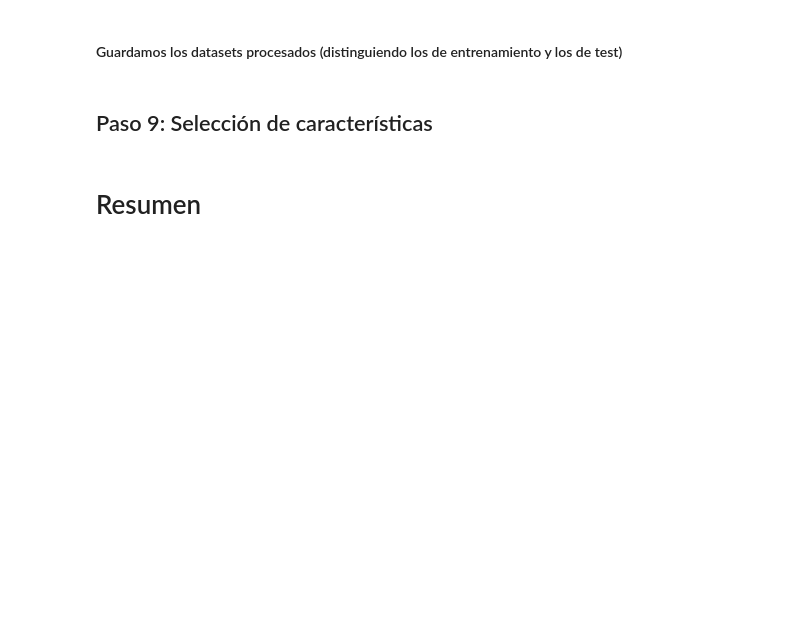
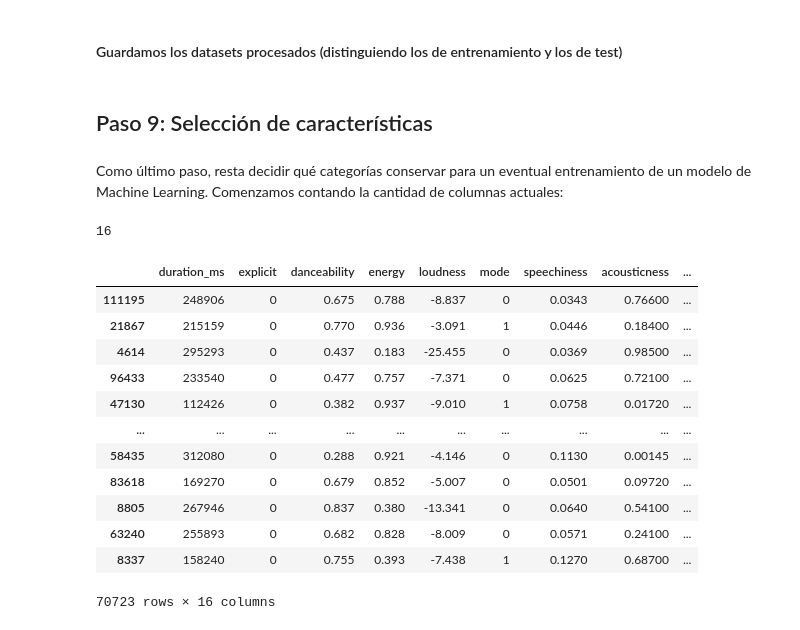
Before and after one commit to ArthurMartinezUcu/Ucu_diploma_python, a Jupyter notebook: notebooks/notebook.ipynb, the cells around one changed output. Drawn from its saved outputs; the diff is of its cells as text; code cells hidden in the pictures; blank space fills up the shorter version.

```diff
--- a/notebooks/notebook.ipynb
+++ b/notebooks/notebook.ipynb
@@ -750,5 +760,25 @@ y_train.to_csv("../data/processed/spotify_y_train.csv", index=False)
 y_test.to_csv("../data/processed/spotify_y_test.csv", index=False)
 # %% [markdown]
 ## Paso 9: Selección de características
-# %% [markdown]
-# Resumen
+# %% [markdown]
+Como último paso, resta decidir qué categorías conservar para un eventual entrenamiento de un modelo de Machine Learning. Comenzamos contando la cantidad de columnas actuales:
+# %%
+X_train.shape[1]
+# %% [output]
+16
+# %%
+X_train
+# %% [output]
+|  | duration_ms | explicit | danceability | energy | loudness | mode | speechiness | acousticness | ... |
+| 111195 | 248906 | 0 | 0.675 | 0.788 | -8.837 | 0 | 0.0343 | 0.76600 | ... |
+| 21867 | 215159 | 0 | 0.770 | 0.936 | -3.091 | 1 | 0.0446 | 0.18400 | ... |
+| 4614 | 295293 | 0 | 0.437 | 0.183 | -25.455 | 0 | 0.0369 | 0.98500 | ... |
+| 96433 | 233540 | 0 | 0.477 | 0.757 | -7.371 | 0 | 0.0625 | 0.72100 | ... |
+| 47130 | 112426 | 0 | 0.382 | 0.937 | -9.010 | 1 | 0.0758 | 0.01720 | ... |
+| ... | ... | ... | ... | ... | ... | ... | ... | ... | ... |
+| 58435 | 312080 | 0 | 0.288 | 0.921 | -4.146 | 0 | 0.1130 | 0.00145 | ... |
+| 83618 | 169270 | 0 | 0.679 | 0.852 | -5.007 | 0 | 0.0501 | 0.09720 | ... |
+| 8805 | 267946 | 0 | 0.837 | 0.380 | -13.341 | 0 | 0.0640 | 0.54100 | ... |
+| 63240 | 255893 | 0 | 0.682 | 0.828 | -8.009 | 0 | 0.0571 | 0.24100 | ... |
+| 8337 | 158240 | 0 | 0.755 | 0.393 | -7.438 | 1 | 0.1270 | 0.68700 | ... |
+70723 rows × 16 columns
```
Also changed, not shown: parts of 7 cells of this notebook, 2 other files.
